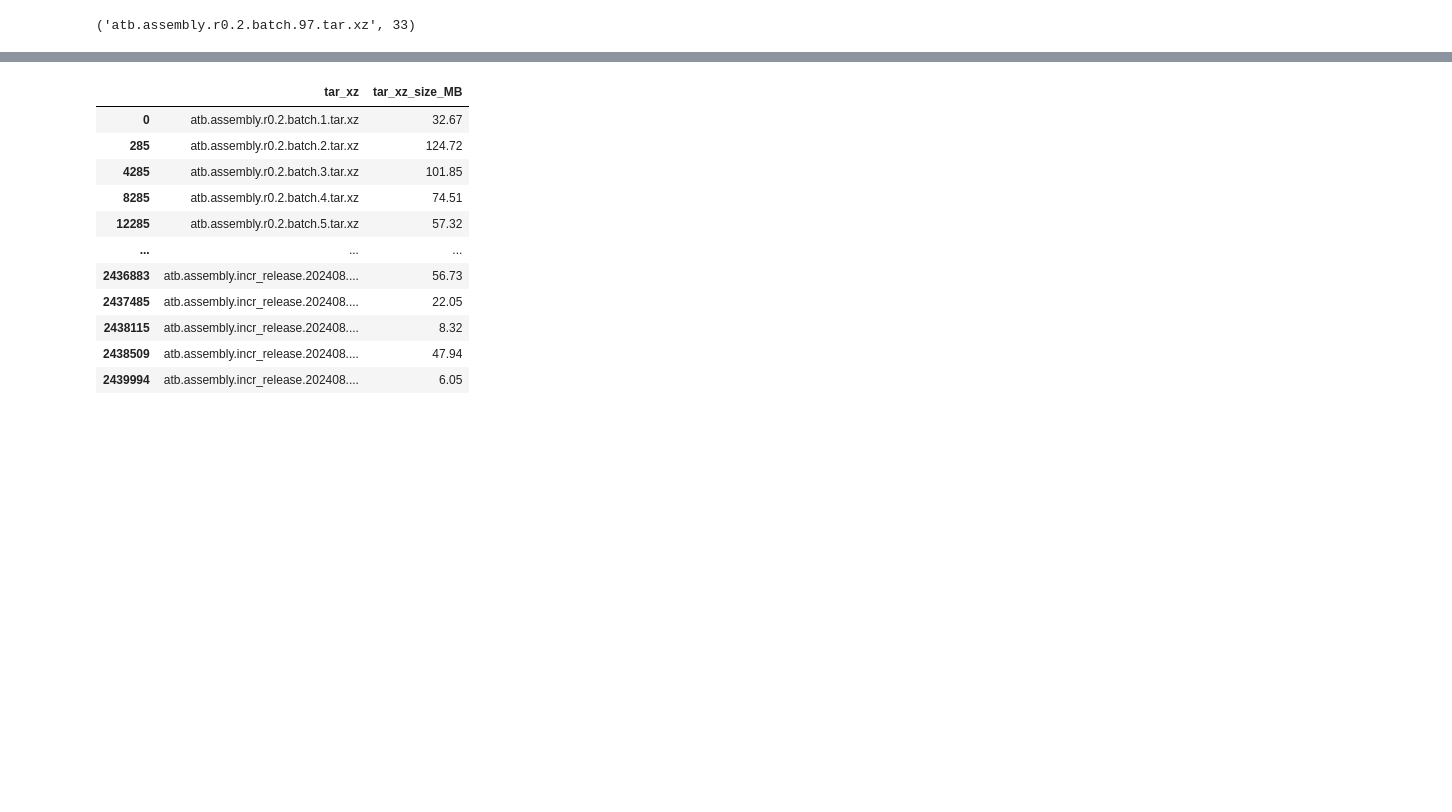
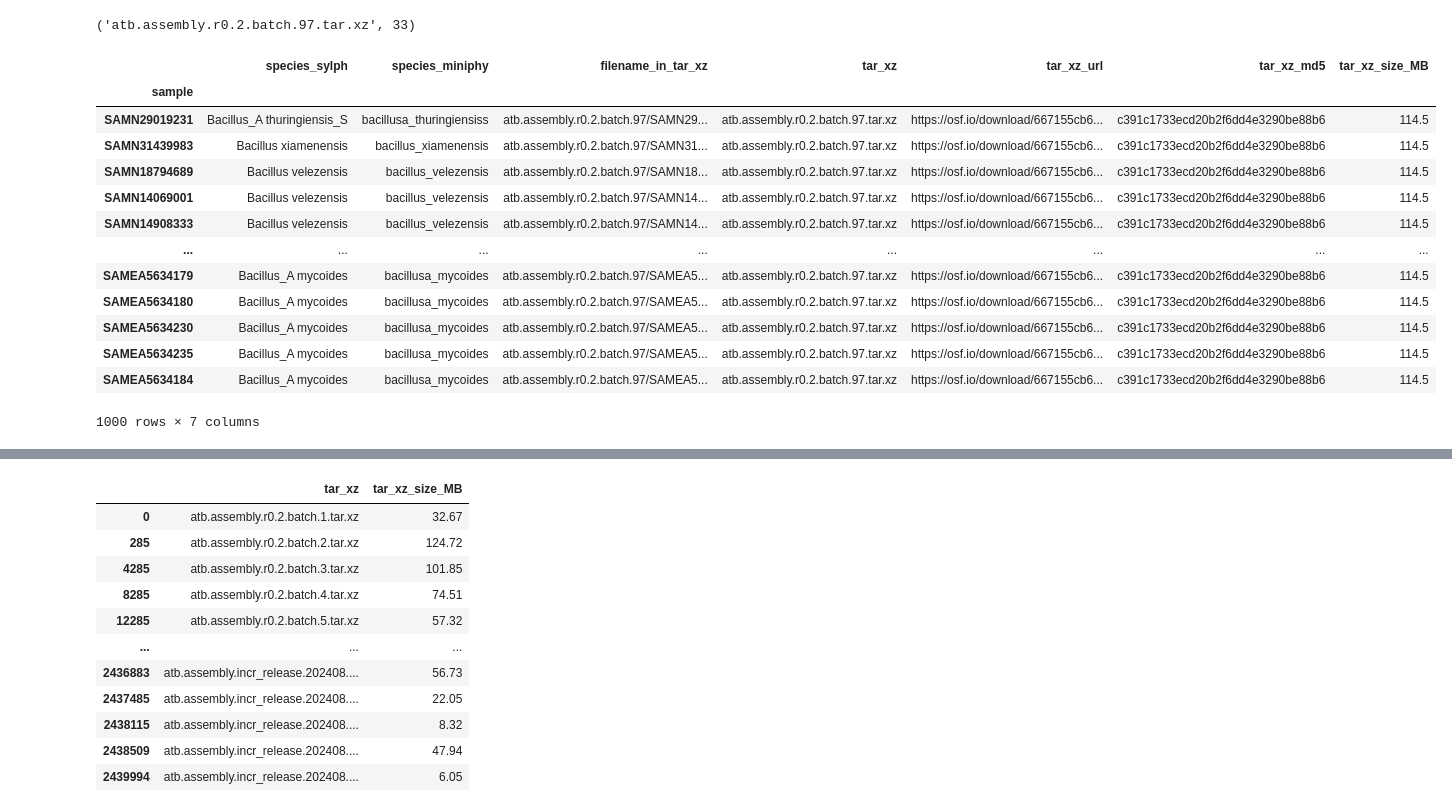
Before and after one commit to tam-km-truong/Workspace, a Jupyter notebook: jupyter_notebook/phylo_AllTheBacteria_filelist.ipynb, the cells around one changed output, grey strips where cells are left out. Saved outputs shown, nothing was run; the diff lists cells and outputs as text; code cells hidden in the pictures; blank space fills up the shorter version.

```diff
--- a/jupyter_notebook/phylo_AllTheBacteria_filelist.ipynb
+++ b/jupyter_notebook/phylo_AllTheBacteria_filelist.ipynb
@@ -69,3 +70,21 @@ atb.assembly.r0.2.batch.146.tar.xz 382
 min_batch, min_nb
 # %% [output]
 ('atb.assembly.r0.2.batch.97.tar.xz', 33)
+# %%
+atb_batch_97 = file_list[file_list['tar_xz'] == 'atb.assembly.r0.2.batch.97.tar.xz']
+atb_batch_97
+# %% [output]
+|  | species_sylph | species_miniphy | filename_in_tar_xz | tar_xz | tar_xz_url | tar_xz_md5 | tar_xz_size_MB |
+| sample |  |  |  |  |  |  |  |
+| SAMN29019231 | Bacillus_A thuringiensis_S | bacillusa_thuringiensiss | atb.assembly.r0.2.batch.97/SAMN29... | atb.assembly.r0.2.batch.97.tar.xz | https://osf.io/download/667155cb6... | c391c1733ecd20b2f6dd4e3290be88b6 | 114.5 |
+| SAMN31439983 | Bacillus xiamenensis | bacillus_xiamenensis | atb.assembly.r0.2.batch.97/SAMN31... | atb.assembly.r0.2.batch.97.tar.xz | https://osf.io/download/667155cb6... | c391c1733ecd20b2f6dd4e3290be88b6 | 114.5 |
+| SAMN18794689 | Bacillus velezensis | bacillus_velezensis | atb.assembly.r0.2.batch.97/SAMN18... | atb.assembly.r0.2.batch.97.tar.xz | https://osf.io/download/667155cb6... | c391c1733ecd20b2f6dd4e3290be88b6 | 114.5 |
+| SAMN14069001 | Bacillus velezensis | bacillus_velezensis | atb.assembly.r0.2.batch.97/SAMN14... | atb.assembly.r0.2.batch.97.tar.xz | https://osf.io/download/667155cb6... | c391c1733ecd20b2f6dd4e3290be88b6 | 114.5 |
+| SAMN14908333 | Bacillus velezensis | bacillus_velezensis | atb.assembly.r0.2.batch.97/SAMN14... | atb.assembly.r0.2.batch.97.tar.xz | https://osf.io/download/667155cb6... | c391c1733ecd20b2f6dd4e3290be88b6 | 114.5 |
+| ... | ... | ... | ... | ... | ... | ... | ... |
+| SAMEA5634179 | Bacillus_A mycoides | bacillusa_mycoides | atb.assembly.r0.2.batch.97/SAMEA5... | atb.assembly.r0.2.batch.97.tar.xz | https://osf.io/download/667155cb6... | c391c1733ecd20b2f6dd4e3290be88b6 | 114.5 |
+| SAMEA5634180 | Bacillus_A mycoides | bacillusa_mycoides | atb.assembly.r0.2.batch.97/SAMEA5... | atb.assembly.r0.2.batch.97.tar.xz | https://osf.io/download/667155cb6... | c391c1733ecd20b2f6dd4e3290be88b6 | 114.5 |
+| SAMEA5634230 | Bacillus_A mycoides | bacillusa_mycoides | atb.assembly.r0.2.batch.97/SAMEA5... | atb.assembly.r0.2.batch.97.tar.xz | https://osf.io/download/667155cb6... | c391c1733ecd20b2f6dd4e3290be88b6 | 114.5 |
+| SAMEA5634235 | Bacillus_A mycoides | bacillusa_mycoides | atb.assembly.r0.2.batch.97/SAMEA5... | atb.assembly.r0.2.batch.97.tar.xz | https://osf.io/download/667155cb6... | c391c1733ecd20b2f6dd4e3290be88b6 | 114.5 |
+| SAMEA5634184 | Bacillus_A mycoides | bacillusa_mycoides | atb.assembly.r0.2.batch.97/SAMEA5... | atb.assembly.r0.2.batch.97.tar.xz | https://osf.io/download/667155cb6... | c391c1733ecd20b2f6dd4e3290be88b6 | 114.5 |
+1000 rows × 7 columns
```
Also changed, not shown: parts of 3 cells of this notebook, 2 other files.
